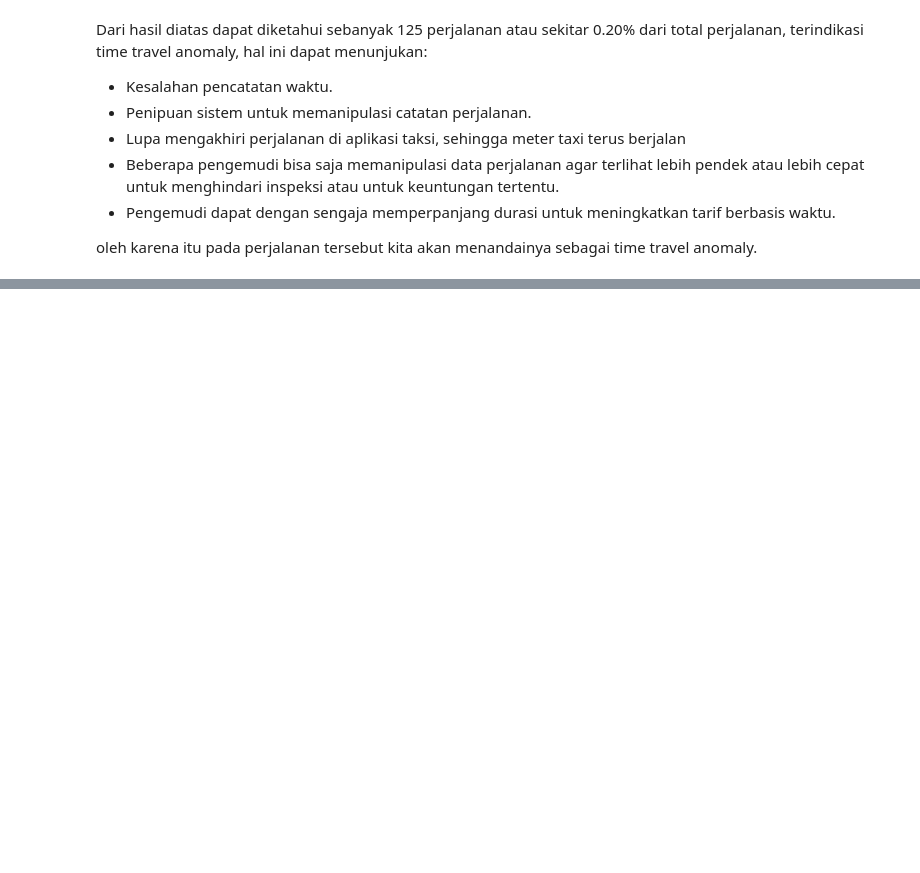
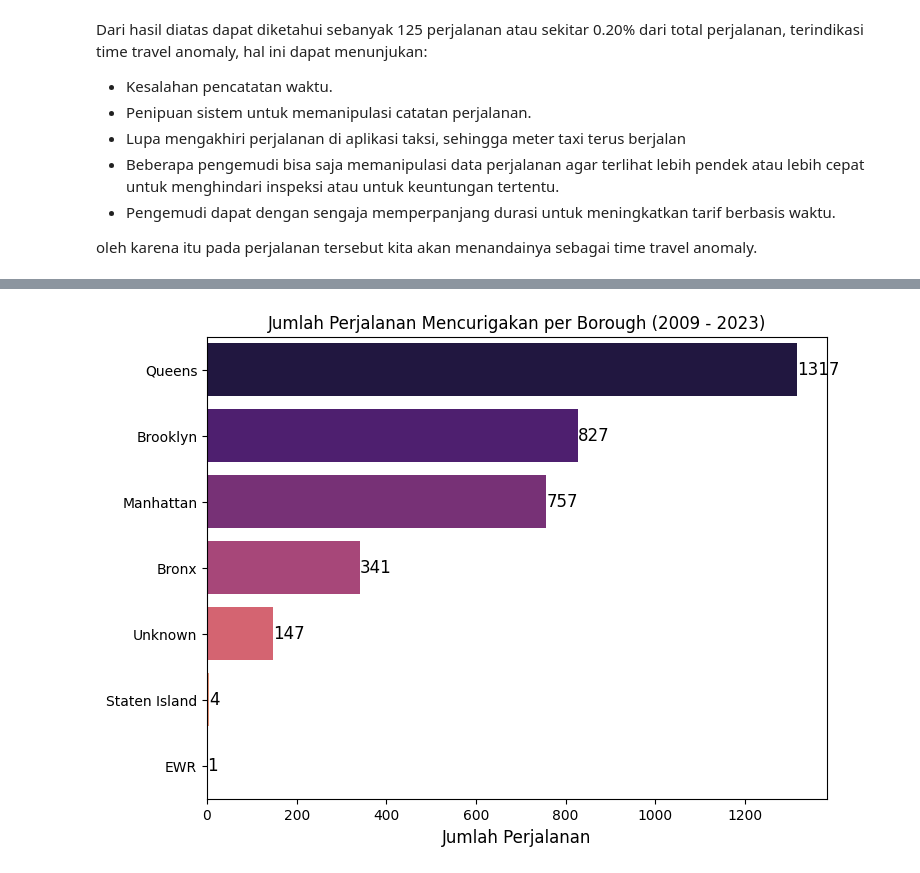
Before and after one commit to Meowstronot/New-York-City-TLC-Trip-Analyst, a Jupyter notebook: New York City TLC Trip.ipynb, the cells around one changed output, grey strips where cells are left out. Saved outputs shown, nothing was run; the diff lists cells and outputs as text; code cells hidden in the pictures; blank space fills up the shorter version.

```diff
--- a/New York City TLC Trip.ipynb
+++ b/New York City TLC Trip.ipynb
@@ -623,0 +701,5 @@ oleh karena itu pada perjalanan tersebut kita akan menandainya sebagai time trav
+# %%
+wrong_nassau_westchester_fare = df[(df["RatecodeID"] == 4) & (df["Drop Borough"].isin(nyc_boroughs))]
+
+print("Wrong Nassau/Westchester Fare :", wrong_nassau_westchester_fare.shape[0])
+df.loc[wrong_nassau_westchester_fare.index, "Travel Rate Anomaly"] = True
@@ -623,0 +718,5 @@ oleh karena itu pada perjalanan tersebut kita akan menandainya sebagai time trav
+# %%
+wrong_negotiated_fare = df[(df["RatecodeID"] == 5) & (df["fare_amount"] < 1)]
+
+print("Wrong Negotiated Fare :", wrong_negotiated_fare.shape[0])
+df.loc[wrong_negotiated_fare.index, "Travel Rate Anomaly"] = True
@@ -623,0 +748,3 @@ oleh karena itu pada perjalanan tersebut kita akan menandainya sebagai time trav
+# %%
+df["Total Anomaly"] = df[["Distance Anomaly", "Time Travel Anomaly", "Travel Rate Anomaly"]].sum(axis=1)
+df.sort_values("Total Anomaly", ascending=False).head()
@@ -623,0 +759,3 @@ oleh karena itu pada perjalanan tersebut kita akan menandainya sebagai time trav
+# %%
+anomaly_borough = df[df["Total Anomaly"]>0].groupby("Pickup Borough")["Total Anomaly"].count().sort_values(ascending=False)
+anomaly_borough
@@ -623,0 +772,18 @@ oleh karena itu pada perjalanan tersebut kita akan menandainya sebagai time trav
+# %%
+# Membuat visualisasi
+plt.figure(figsize=(8, 6))
+ax = sns.barplot(x=anomaly_borough.values, y=anomaly_borough.index, hue=anomaly_borough.index, palette="magma", legend=False)
+
+# Menambahkan label nilai di atas setiap batang
+for index, value in enumerate(anomaly_borough.values):
+    plt.text(value, index, str(value), color="black", va="center", fontsize=12)
+
+# Menambahkan judul dan label
+plt.title("Jumlah Perjalanan Mencurigakan per Borough (2009 - 2023)", fontsize=12)
+plt.xlabel("Jumlah Perjalanan", fontsize=12)
+plt.ylabel("")
+
+# Menampilkan plot
+plt.show()
+# %% [output]
+[figure, added]
```
Also changed, not shown: parts of 50 cells of this notebook, 1 other file.
